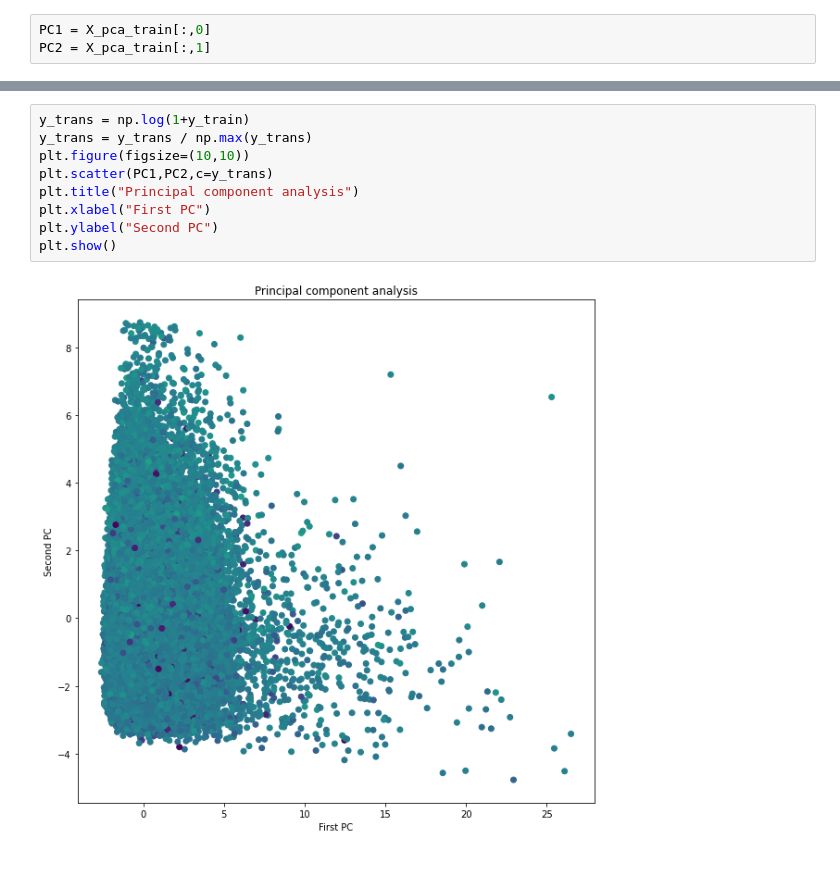
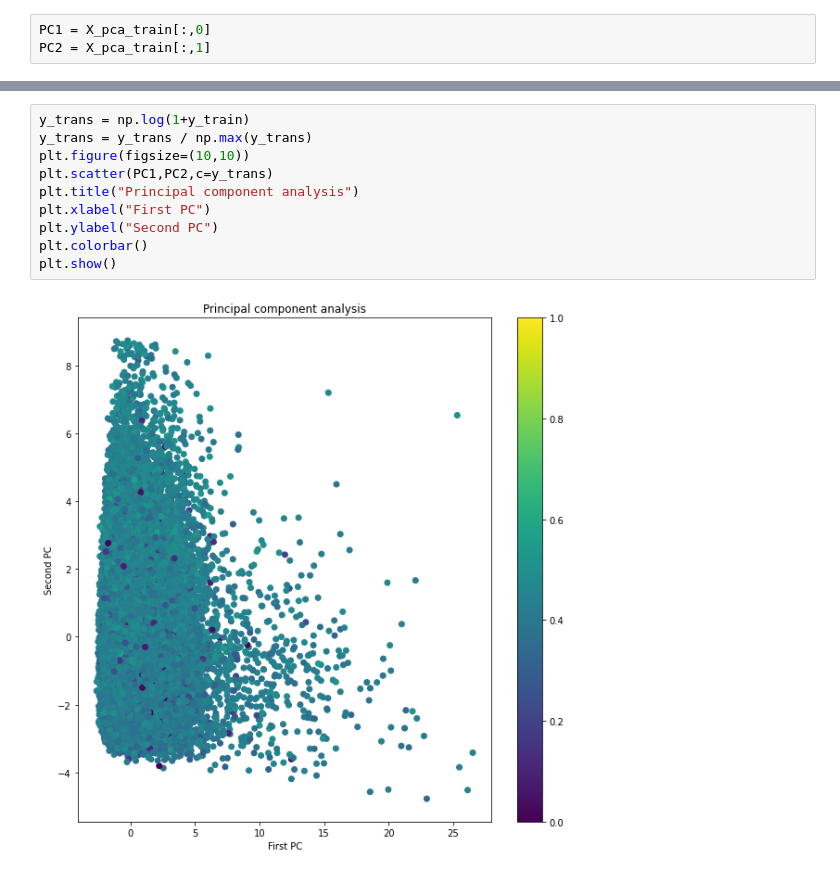
Before and after one commit to abramschon/accel, a Jupyter notebook: notebooks/Whole Dataset/PCA.ipynb, the cells around one changed output, grey strips where cells are left out. Cells and saved outputs as stored; diff of their text form.

```diff
--- a/notebooks/Whole Dataset/PCA.ipynb
+++ b/notebooks/Whole Dataset/PCA.ipynb
@@ -104,11 +106,12 @@ PC1.shape
 # %%
 y_trans = np.log(1+y_train)
 y_trans = y_trans / np.max(y_trans)
 plt.figure(figsize=(10,10))
 plt.scatter(PC1,PC2,c=y_trans)
 plt.title("Principal component analysis")
 plt.xlabel("First PC")
 plt.ylabel("Second PC")
+plt.colorbar()
 plt.show()
 # %% [output]
-[figure, old version]
+[figure, new version]
```
Also changed, not shown: parts of 2 cells of this notebook, 1 other file.
